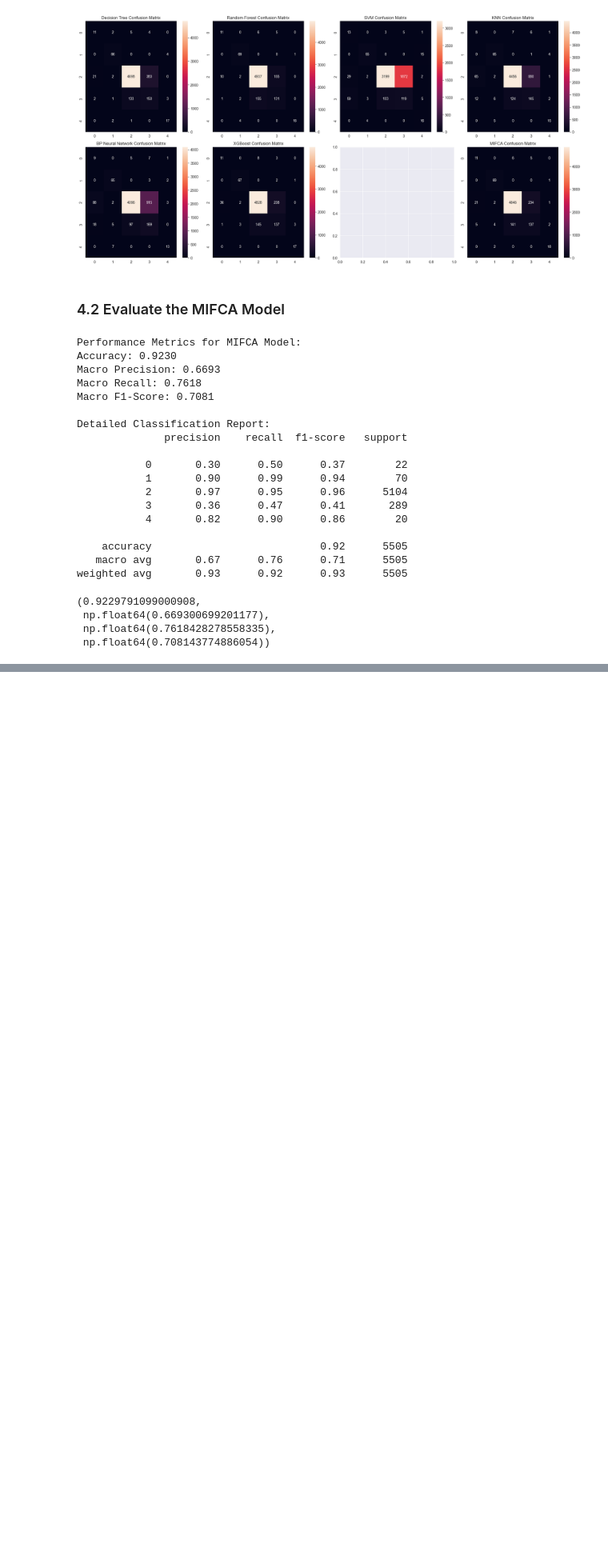
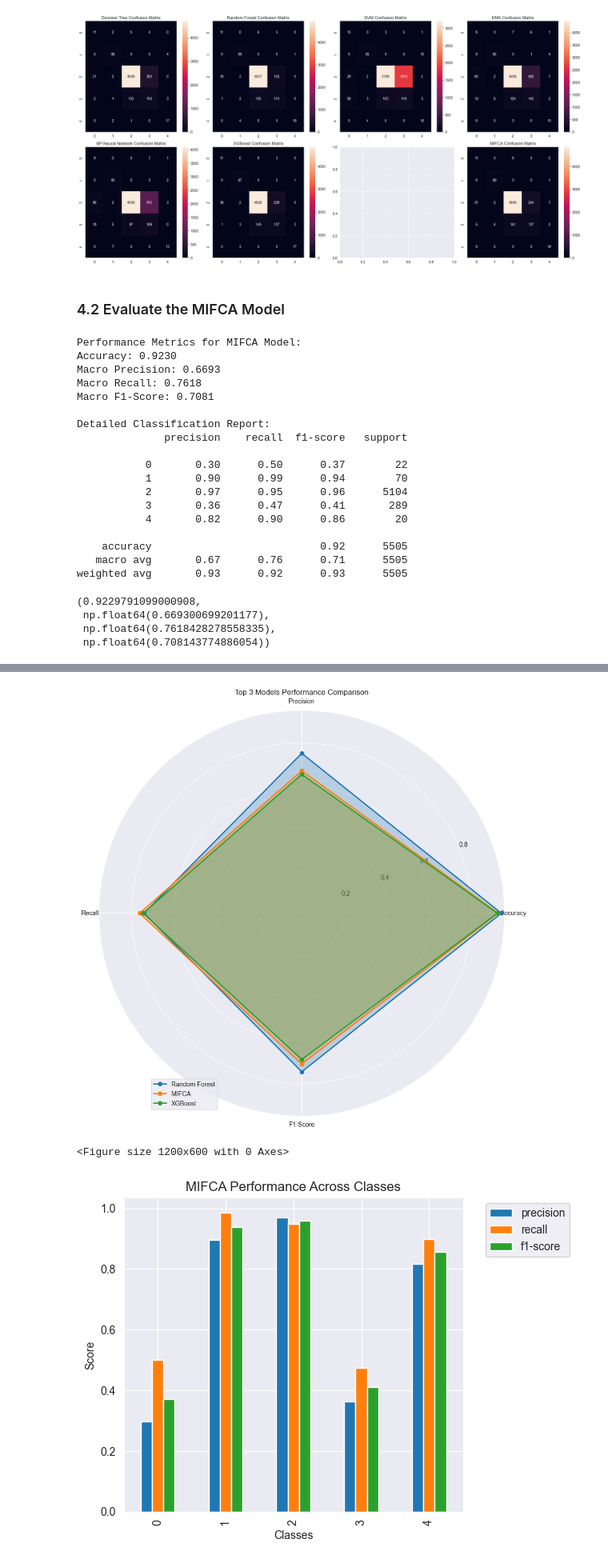
Before and after one commit to kurniacf/Multi-Classification-Assesment-of-Bank-Personal-Credit-Risk, a Jupyter notebook: index.ipynb, the cells around one changed output, grey strips where cells are left out. Shown at 80% size. Drawn from its saved outputs; the diff is of its cells as text; code cells hidden in the pictures; blank space fills up the shorter version.

```diff
--- a/index.ipynb
+++ b/index.ipynb
@@ -466,0 +496,53 @@ weighted avg       0.93      0.92      0.93      5505
+# %%
+# Create radar chart for top 3 models
+def create_radar_chart(top_3_df):
+    # Metrics for radar chart
+    categories = ['Accuracy', 'Precision', 'Recall', 'F1-Score']
+    num_vars = len(categories)
+
+    # Compute angles for each axis
+    angles = [n / float(num_vars) * 2 * np.pi for n in range(num_vars)]
+    angles += angles[:1]  # Complete the circle
+
+    # Initialize spider plot
+    fig = plt.figure(figsize=(10, 10))
+    ax = plt.subplot(111, projection='polar')
+
+    # Plot data for each model
+    for idx, model in enumerate(top_3_df.index):
+        values = top_3_df.loc[model].values
+        values = np.concatenate((values, [values[0]]))  # Complete the circle
+        ax.plot(angles, values, 'o-', linewidth=2, label=model)
+        ax.fill(angles, values, alpha=0.25)
+
+    # Set the labels
+    ax.set_xticks(angles[:-1])
+    ax.set_xticklabels(categories)
+
+    # Add legend
+    plt.legend(loc='upper right', bbox_to_anchor=(0.3, 0.1))
+    plt.title("Top 3 Models Performance Comparison")
+    plt.tight_layout()
+    plt.show()
+
+# Select and plot top 3 models based on accuracy
+top_3_models = comparison_df.nlargest(3, 'Accuracy')
+create_radar_chart(top_3_models)
+
+# Visualization of class-wise performance for MIFCA
+class_report = classification_report(y_test, fused_predictions, output_dict=True)
+class_metrics = pd.DataFrame(class_report).transpose()
+class_metrics = class_metrics.iloc[:-3]  # Remove avg rows
+
+plt.figure(figsize=(12, 6))
+class_metrics[['precision', 'recall', 'f1-score']].plot(kind='bar')
+plt.title('MIFCA Performance Across Classes')
+plt.xlabel('Classes')
+plt.ylabel('Score')
+plt.legend(bbox_to_anchor=(1.05, 1))
+plt.tight_layout()
+plt.show()
+# %% [output]
+[figure, added]
+<Figure size 1200x600 with 0 Axes>
+[figure, added]
```
Also changed, not shown: parts of 3 cells of this notebook, 6 other files.
